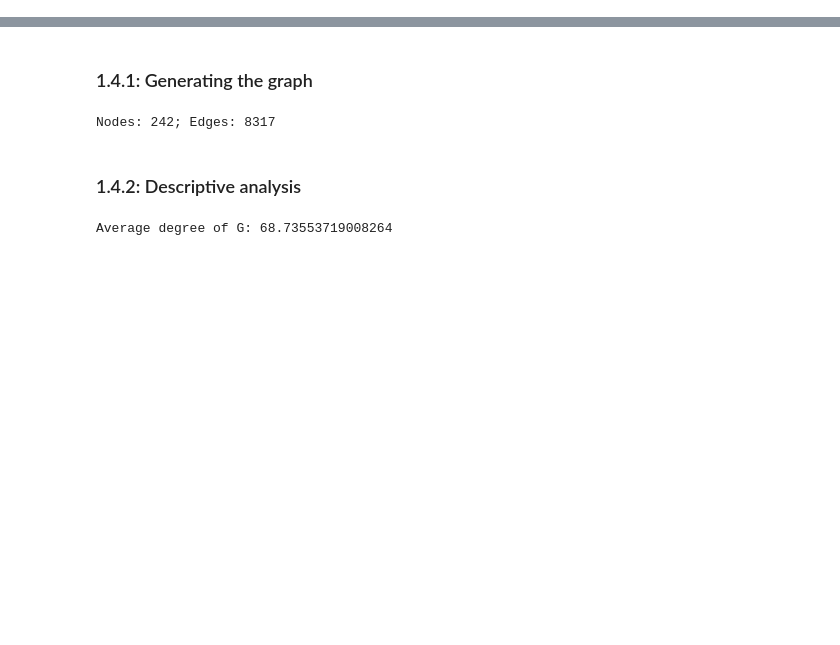
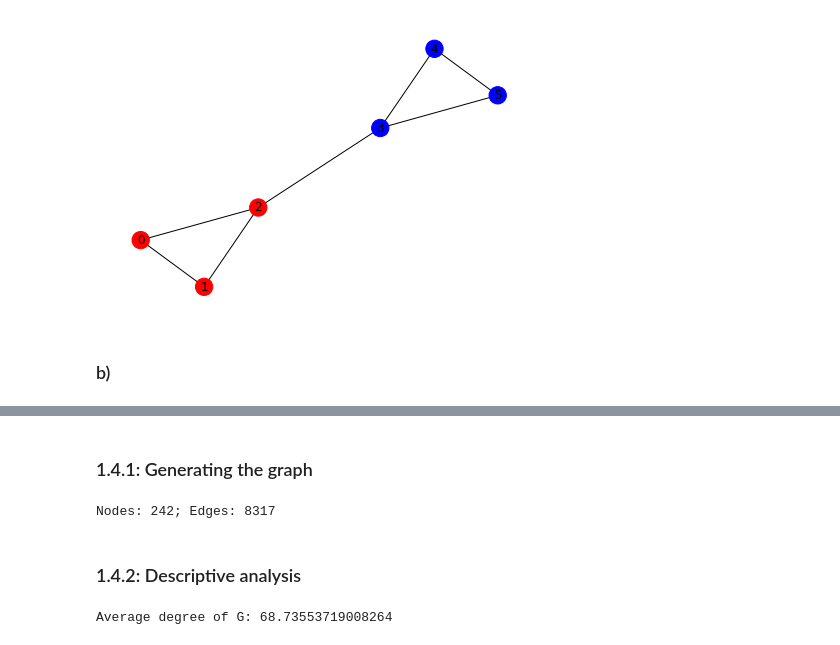
Before and after one commit to nglaze00/ELEC-573, a Jupyter notebook: hw1/hw1.ipynb, the cells around one changed output, grey strips where cells are left out. Saved outputs shown, nothing was run; the diff lists cells and outputs as text; code cells hidden in the pictures; blank space fills up the shorter version.

```diff
--- a/hw1/hw1.ipynb
+++ b/hw1/hw1.ipynb
@@ -9,0 +159,9 @@ plt.style.use('openstax')
+# %%
+# Spectral clustering
+draw_clusters(G, spectral_clustering)
+
+# same clusters as above! the two methods agree here
+# %% [output]
+[figure, added]
+# %% [markdown]
+### b)
```
Also changed, not shown: parts of 34 cells of this notebook, 2 other files.
